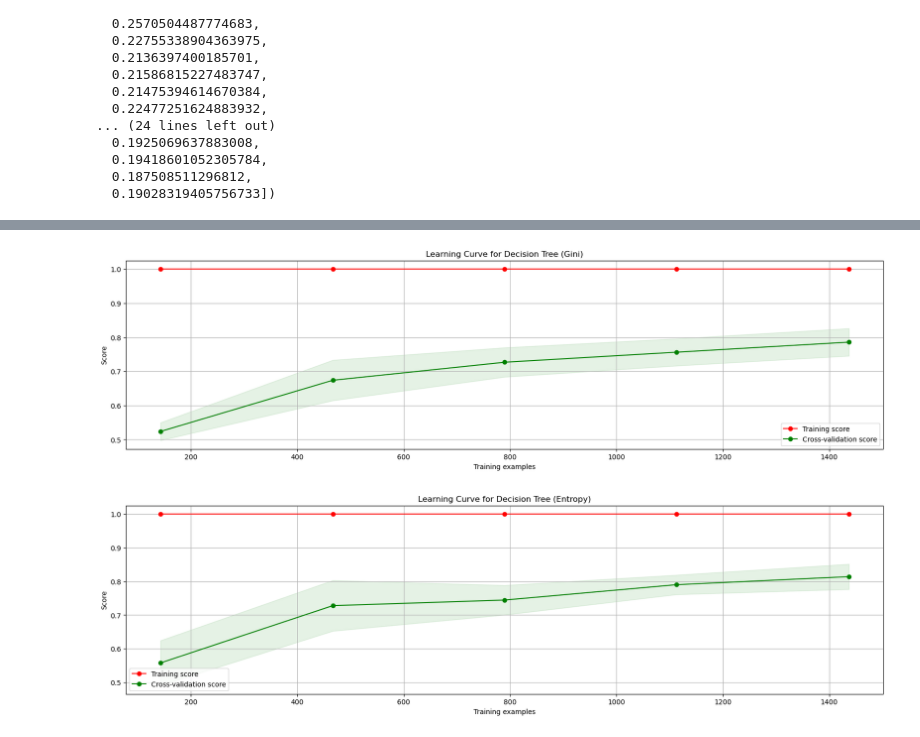
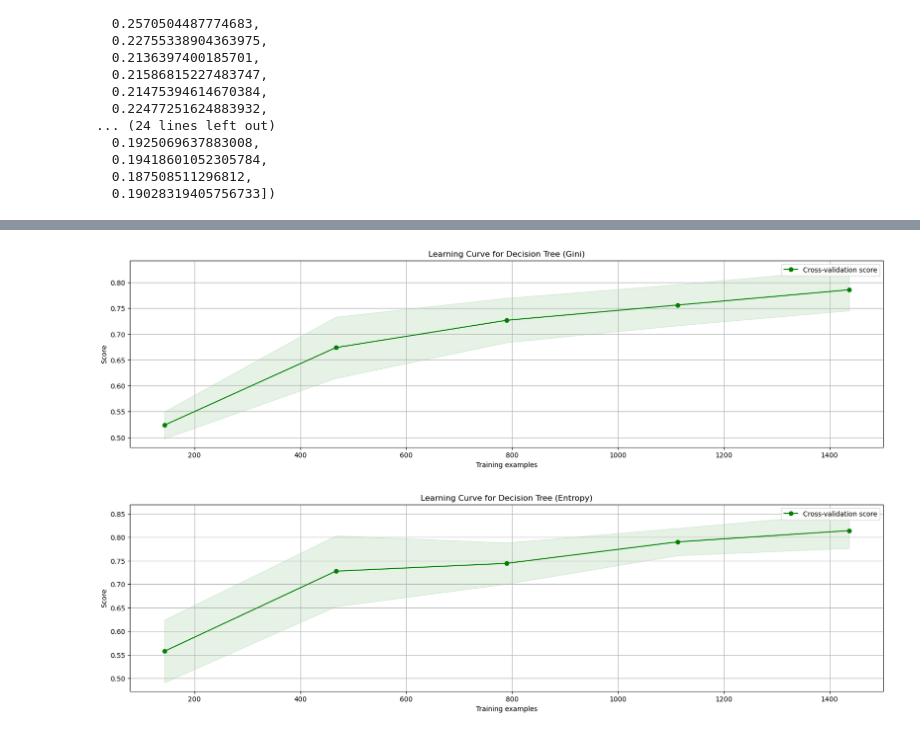
Before and after one commit to pralban/Machine-learning, a Jupyter notebook: TP3 Arbre decision/tp3.ipynb, the cells around one changed output, grey strips where cells are left out. Cells and saved outputs as stored; diff of their text form; code cells hidden in the pictures.

```diff
--- a/TP3 Arbre decision/tp3.ipynb
+++ b/TP3 Arbre decision/tp3.ipynb
@@ -223,37 +223,32 @@ def plot_learning_curve(estimator, title, X, y, axes=None, ylim=None, cv=None,
                        train_sizes=train_sizes,
                        return_times=True)
     train_scores_mean = np.mean(train_scores, axis=1)
     train_scores_std = np.std(train_scores, axis=1)
     test_scores_mean = np.mean(test_scores, axis=1)
     test_scores_std = np.std(test_scores, axis=1)
 
     # Plot learning curve
     axes.grid()
-    axes.fill_between(train_sizes, train_scores_mean - train_scores_std,
-                      train_scores_mean + train_scores_std, alpha=0.1,
-                      color="r")
     axes.fill_between(train_sizes, test_scores_mean - test_scores_std,
                       test_scores_mean + test_scores_std, alpha=0.1,
                       color="g")
-    axes.plot(train_sizes, train_scores_mean, 'o-', color="r",
-              label="Training score")
     axes.plot(train_sizes, test_scores_mean, 'o-', color="g",
               label="Cross-validation score")
     axes.legend(loc="best")
 
     return plt
 
 # Plot learning curve for the Gini criterion
 fig_gini = plot_learning_curve(DecisionTreeClassifier(criterion='gini', random_state=0),
                                "Learning Curve for Decision Tree (Gini)", X_digits, y_digits, cv=5)
 
 # Plot learning curve for the Entropy criterion
 fig_entropy = plot_learning_curve(DecisionTreeClassifier(criterion='entropy', random_state=0),
                                   "Learning Curve for Decision Tree (Entropy)", X_digits, y_digits, cv=5)
 
 # Show plots
 fig_gini.show()
 fig_entropy.show()
 # %% [output]
-[figure, old version]
+[figure, new version]
-[figure, old version]
+[figure, new version]
```
